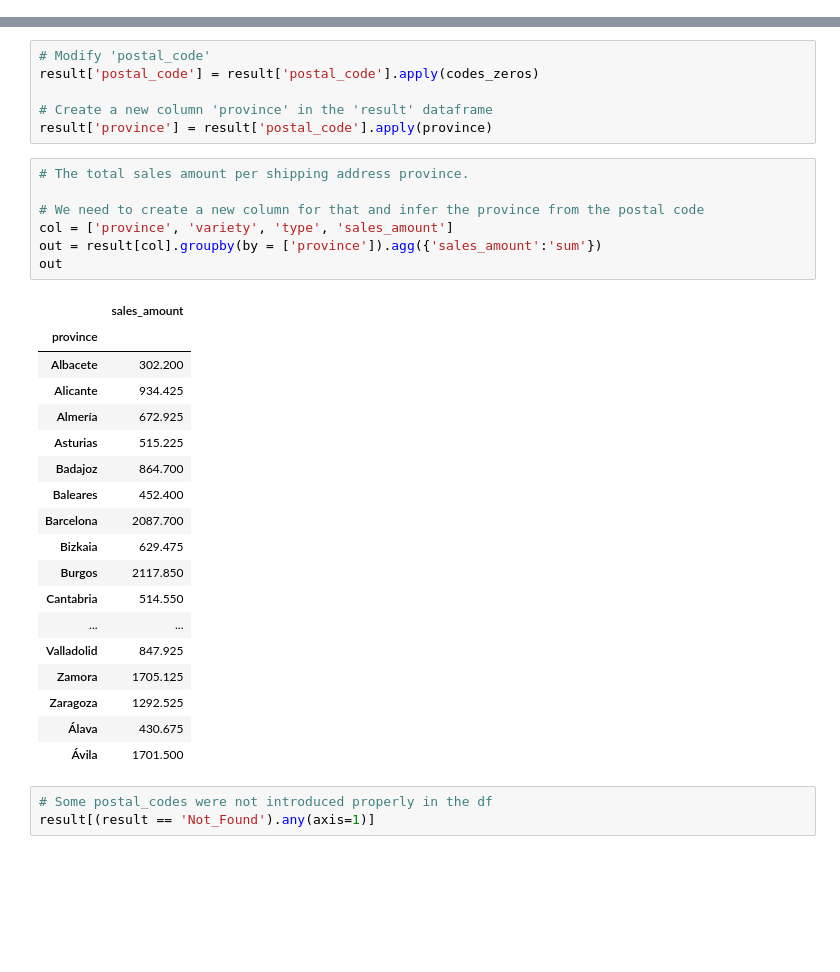
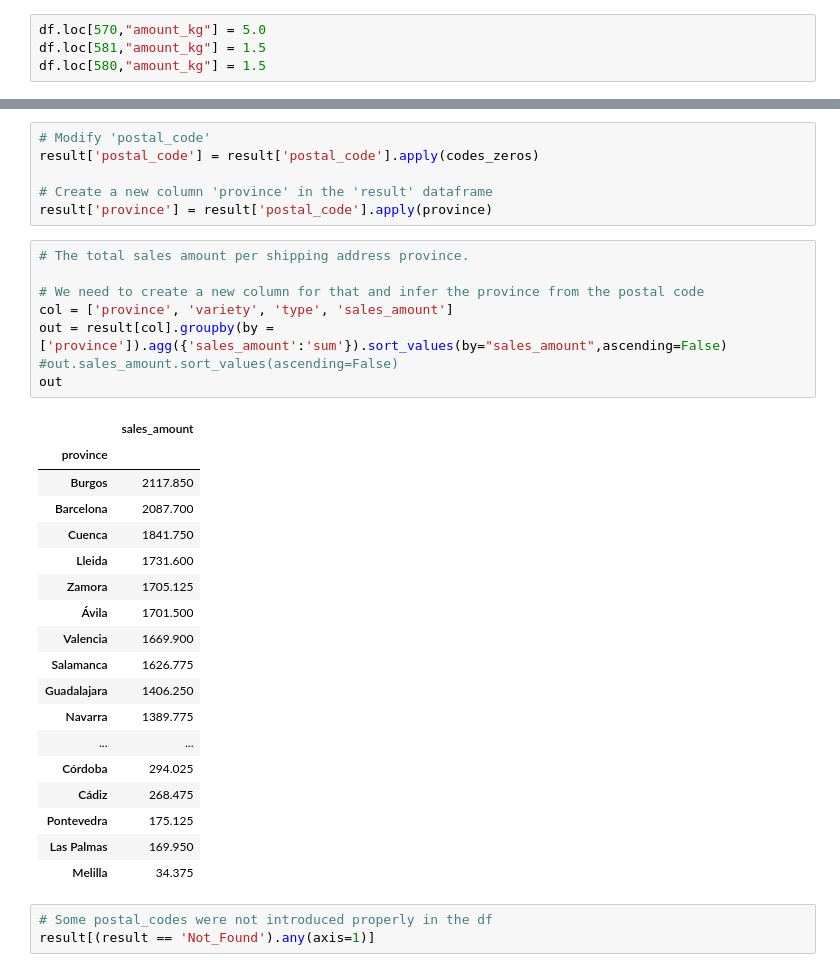
Before and after one commit to guille-ds/DataCleaning-Analysis-Python-SQL, a Jupyter notebook: answers-1.ipynb, the cells around one changed output, grey strips where cells are left out. Drawn from its saved outputs; the diff is of its cells as text; blank space fills up the shorter version.

```diff
--- a/answers-1.ipynb
+++ b/answers-1.ipynb
@@ -108,0 +140,4 @@ for e in not_int_columns:
+# %%
+df.loc[570,"amount_kg"] = 5.0
+df.loc[581,"amount_kg"] = 1.5
+df.loc[580,"amount_kg"] = 1.5
@@ -349,29 +400,30 @@ result['province'] = result['postal_code'].apply(province)
 # %%
 # The total sales amount per shipping address province.
 
 # We need to create a new column for that and infer the province from the postal code
 col = ['province', 'variety', 'type', 'sales_amount']
-out = result[col].groupby(by = ['province']).agg({'sales_amount':'sum'})
+out = result[col].groupby(by = ['province']).agg({'sales_amount':'sum'}).sort_values(by="sales_amount",ascending=False)
+#out.sales_amount.sort_values(ascending=False)
 out
 # %% [output]
 |  | sales_amount |
 | province |  |
-| Albacete | 302.200 |
-| Alicante | 934.425 |
-| Almería | 672.925 |
-| Asturias | 515.225 |
-| Badajoz | 864.700 |
-| Baleares | 452.400 |
+| Burgos | 2117.850 |
 | Barcelona | 2087.700 |
-| Bizkaia | 629.475 |
-| Burgos | 2117.850 |
-| Cantabria | 514.550 |
+| Cuenca | 1841.750 |
+| Lleida | 1731.600 |
+| Zamora | 1705.125 |
+| Ávila | 1701.500 |
+| Valencia | 1669.900 |
+| Salamanca | 1626.775 |
+| Guadalajara | 1406.250 |
+| Navarra | 1389.775 |
 | ... | ... |
-| Valladolid | 847.925 |
-| Zamora | 1705.125 |
-| Zaragoza | 1292.525 |
-| Álava | 430.675 |
-| Ávila | 1701.500 |
+| Córdoba | 294.025 |
+| Cádiz | 268.475 |
+| Pontevedra | 175.125 |
+| Las Palmas | 169.950 |
+| Melilla | 34.375 |
 # %%
 # Some postal_codes were not introduced properly in the df
 result[(result == 'Not_Found').any(axis=1)]
```
Also changed, not shown: parts of 20 cells of this notebook, 2 other files.
